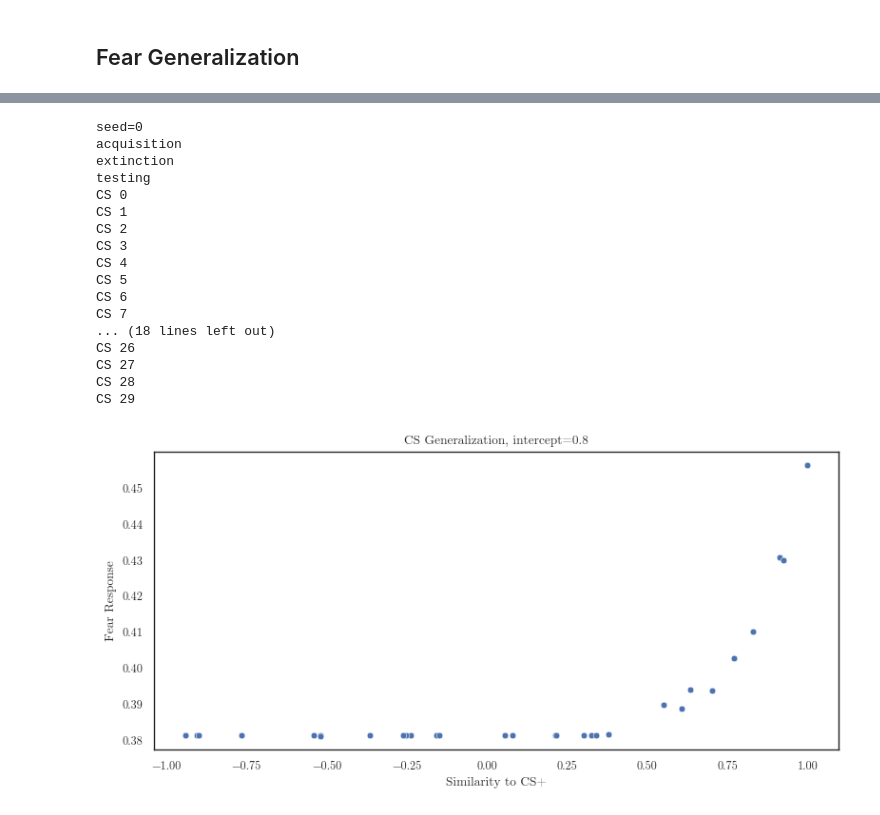
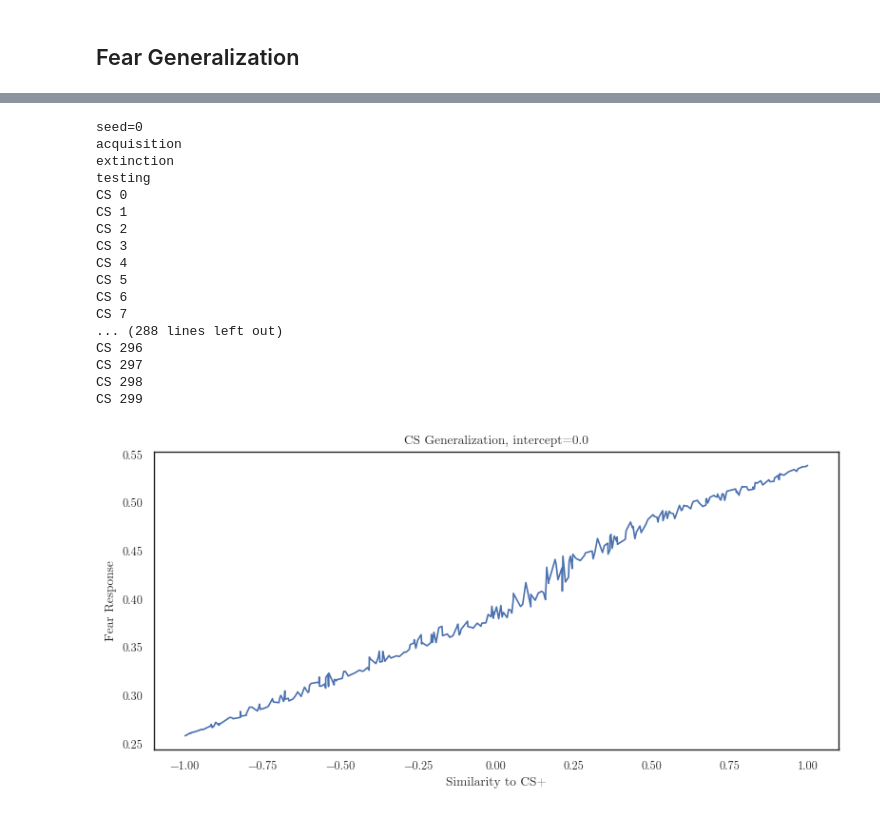
Before and after one commit to psipeter/amygdala, a Jupyter notebook: experiments.ipynb, the cells around one changed output, grey strips where cells are left out. Saved outputs shown, nothing was run; the diff lists cells and outputs as text; code cells hidden in the pictures.

Commit message:
more success with activation and generalization experiments

```diff
--- a/experiments.ipynb
+++ b/experiments.ipynb
@@ -54,7 +54,7 @@ def build_network(
         intercept_CTX = 0,
         intercept_LA_pyr = -0.2,
         lr1 = 3e-5,
-        lr2 = 1e-4,
+        lr2 = 3e-4,
         lr3 = 1e-5,
         T_BLA_CS=0.25,
         T_BLA_CTX=0.75,
@@ -790,22 +776,22 @@ def generalization(
 # %%
-generalization(experiment="CS", seeds=1, nCS=300, intercept_CS=0.8, plot=False)
+generalization(experiment="CS", seeds=1, nCS=300, intercept_CS=0.0, load=False, style='line')
 # %% [output]
 seed=0
 acquisition
 extinction
 testing
 CS 0
 CS 1
 CS 2
 CS 3
 CS 4
 CS 5
 CS 6
 CS 7
-... (18 lines left out)
-CS 26
-CS 27
-CS 28
-CS 29
+... (288 lines left out)
+CS 296
+CS 297
+CS 298
+CS 299
-[figure, old version]
+[figure, new version]
 # %%
```
Also changed, not shown: parts of 23 cells of this notebook, 1 other file.
